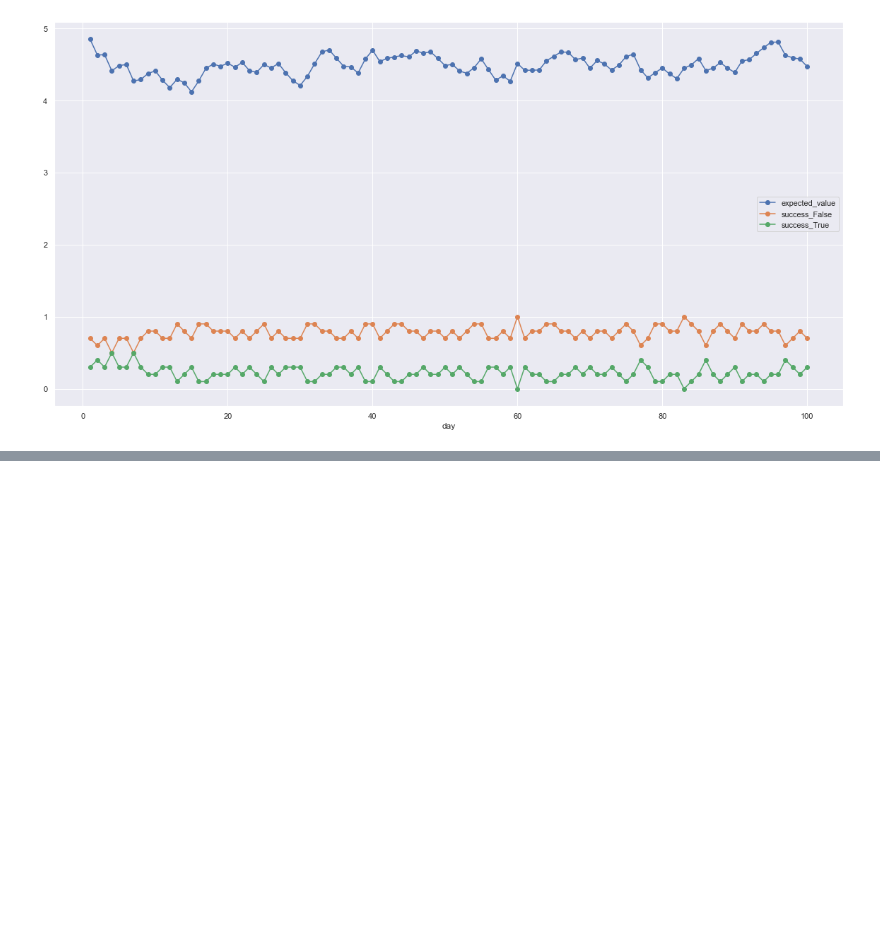
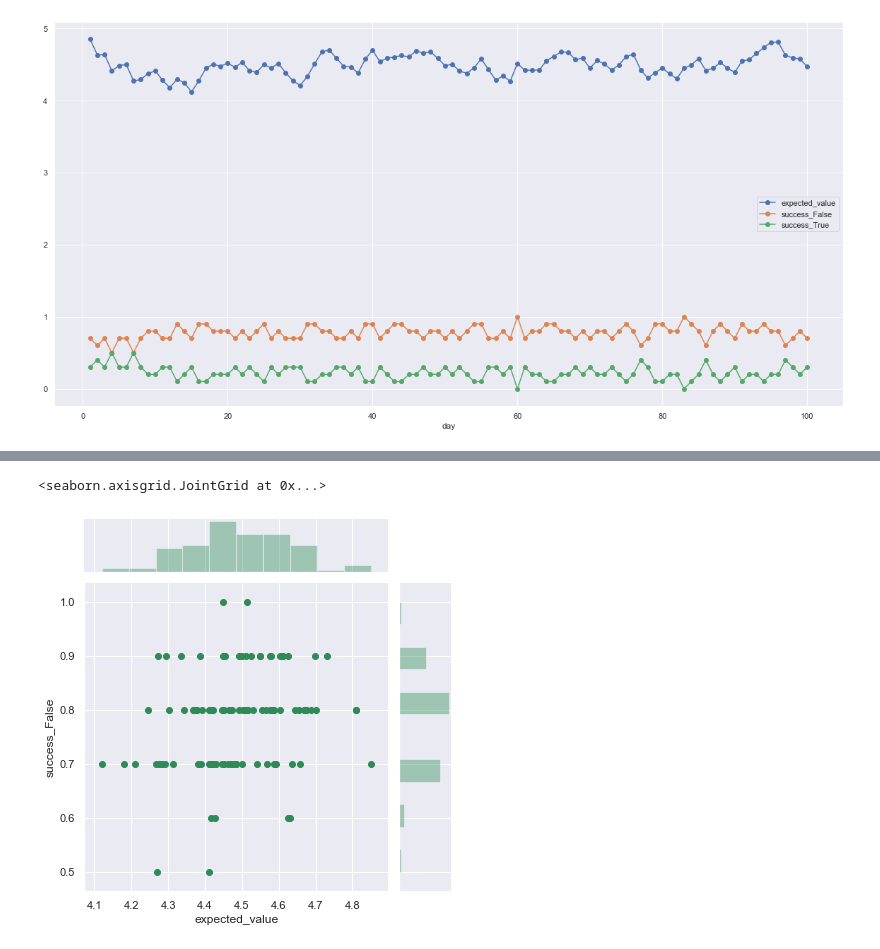
Before and after one commit to GabezRules/SupplyDemand_simulation, a Jupyter notebook: analysis.ipynb, the cells around one changed output, grey strips where cells are left out. Cells and saved outputs as stored; diff of their text form; code cells hidden in the pictures; blank space fills up the shorter version.

```diff
--- a/analysis.ipynb
+++ b/analysis.ipynb
@@ -90,0 +97,5 @@ df_buyers_mean.plot(x='day', y=['adapted_expected_value', "success_False","succe
+# %%
+sns.jointplot('expected_value', 'success_False', df_buyers_mean, kind = 'scatter', color='seagreen')
+# %% [output]
+<seaborn.axisgrid.JointGrid at 0x...>
+[figure, added]
```
Also changed, not shown: parts of 7 cells of this notebook.
